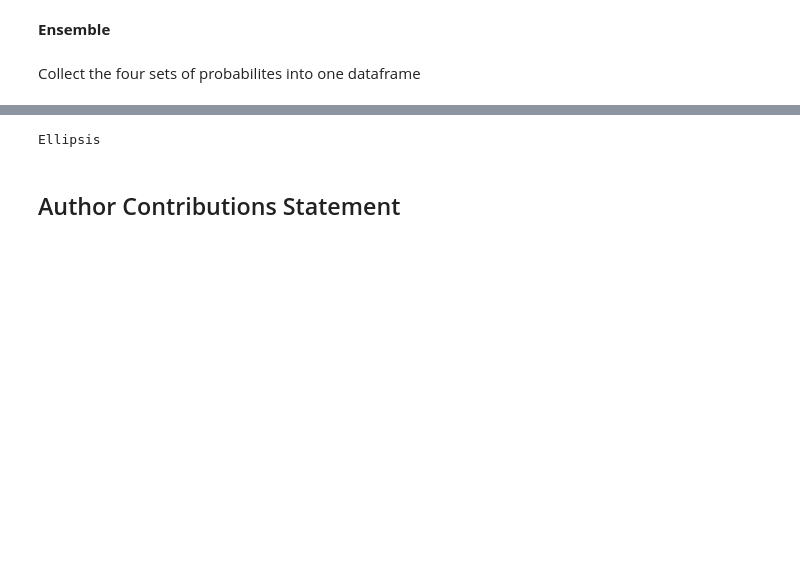
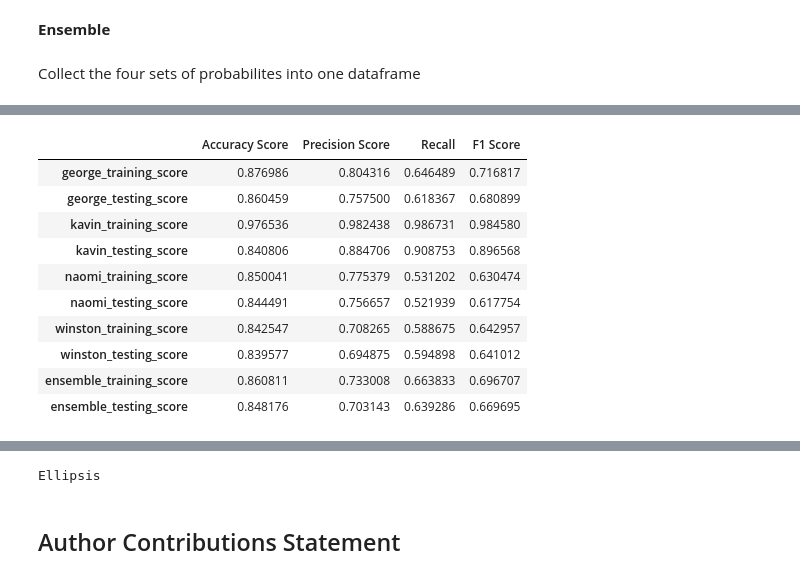
Before and after one commit to UCB-stat-159-s22/hw07-group24, a Jupyter notebook: main.ipynb, the cells around one changed output, grey strips where cells are left out. Drawn from its saved outputs; the diff is of its cells as text; code cells hidden in the pictures; blank space fills up the shorter version.

```diff
--- a/main.ipynb
+++ b/main.ipynb
@@ -332,0 +406,14 @@ ensemble_performance = model_eval(y_train, y_test,
+# %%
+perform_df.T
+# %% [output]
+|  | Accuracy Score | Precision Score | Recall | F1 Score |
+| george_training_score | 0.876986 | 0.804316 | 0.646489 | 0.716817 |
+| george_testing_score | 0.860459 | 0.757500 | 0.618367 | 0.680899 |
+| kavin_training_score | 0.976536 | 0.982438 | 0.986731 | 0.984580 |
+| kavin_testing_score | 0.840806 | 0.884706 | 0.908753 | 0.896568 |
+| naomi_training_score | 0.850041 | 0.775379 | 0.531202 | 0.630474 |
+| naomi_testing_score | 0.844491 | 0.756657 | 0.521939 | 0.617754 |
+| winston_training_score | 0.842547 | 0.708265 | 0.588675 | 0.642957 |
+| winston_testing_score | 0.839577 | 0.694875 | 0.594898 | 0.641012 |
+| ensemble_training_score | 0.860811 | 0.733008 | 0.663833 | 0.696707 |
+| ensemble_testing_score | 0.848176 | 0.703143 | 0.639286 | 0.669695 |
```
Also changed, not shown: parts of 21 cells of this notebook.
